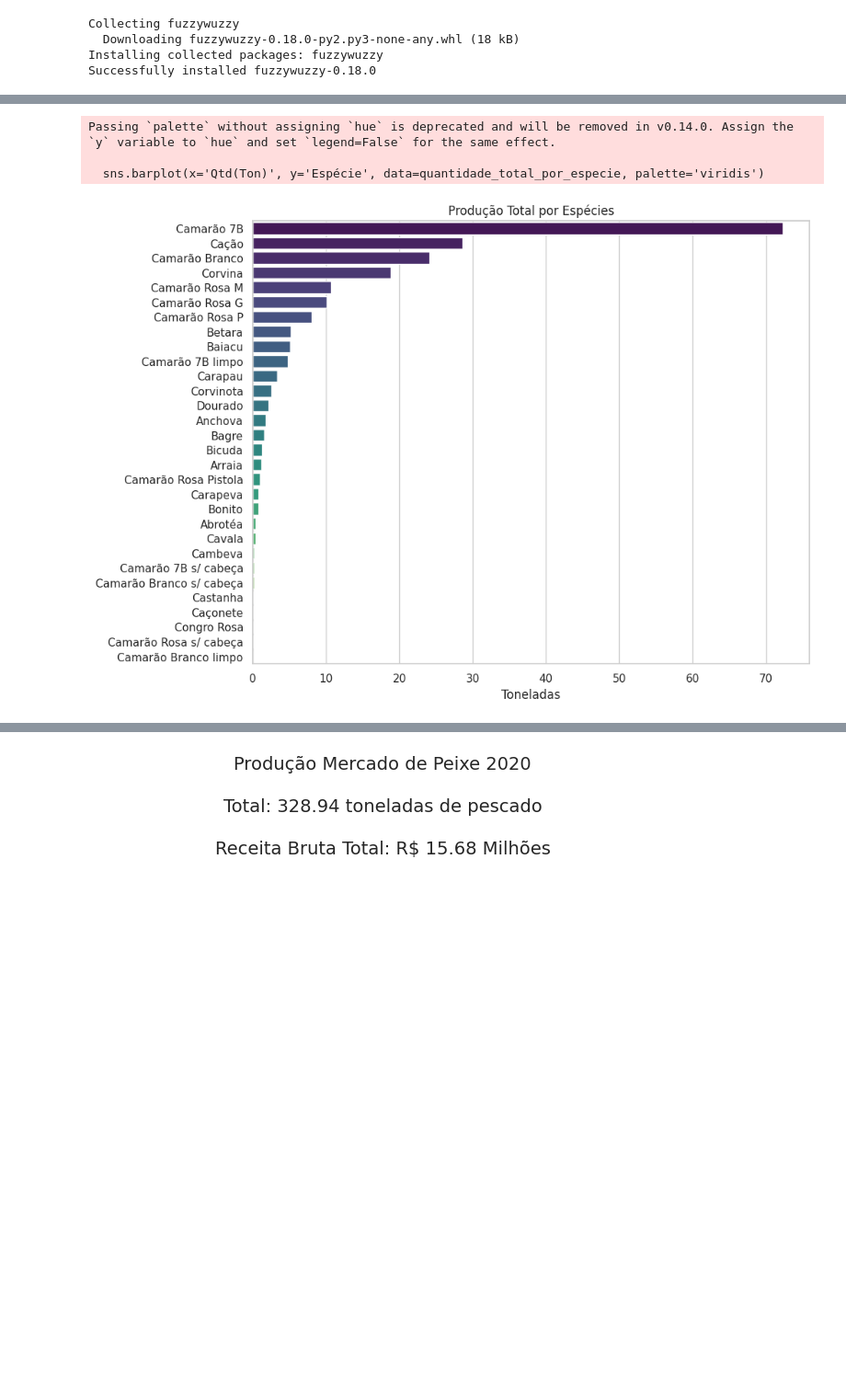
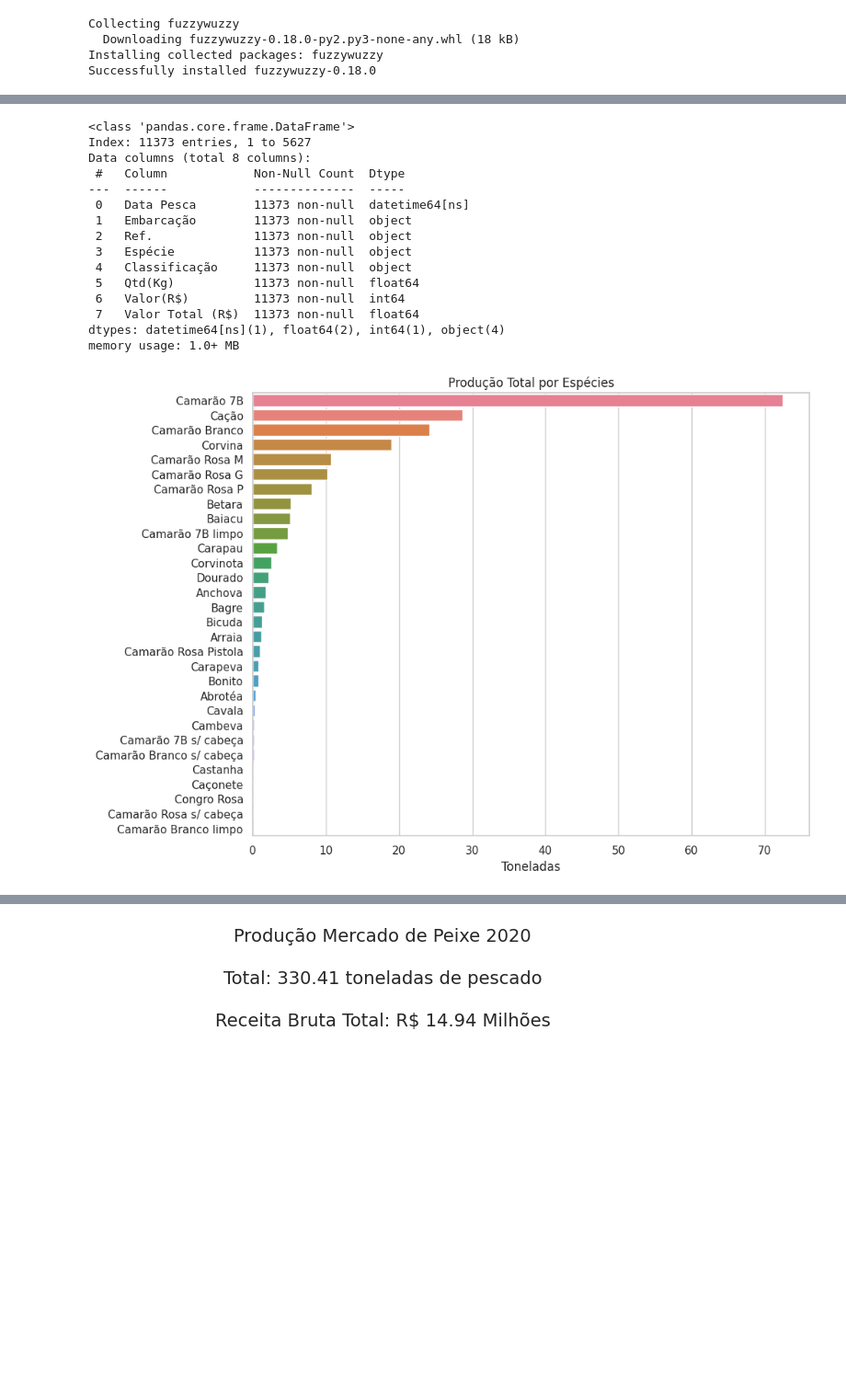
Before and after one commit to LeoFRMoraes/Produ-o-Mercado-de-Peixe-2020, a Jupyter notebook: Produção_Mercado_de_Peixe_2020.ipynb, the cells around one changed output, grey strips where cells are left out. Shown at 92% size. Cells and saved outputs as stored; diff of their text form; code cells hidden in the pictures; blank space fills up the shorter version.

```diff
--- a/Produção_Mercado_de_Peixe_2020.ipynb
+++ b/Produção_Mercado_de_Peixe_2020.ipynb
@@ -383,7 +299,7 @@ palavras_corretas = ['Abrotéa','Arraia', 'Anchova' , 'Bagre', 'Baiacu' ,'Betara
                      'Tainha', 'Tira Vira', 'Trilha', 'Vermelho', 'Xaréu', 'Xaréu Branco']
 # %%
 # Converter os valores da coluna 'Espécie' para strings
-entradas_total_2020['Espécie'] = entradas_total_2020['Espécie'].astype(str)
+df['Espécie'] = df['Espécie'].astype(str)
 
 # Função para encontrar a melhor correspondência para uma palavra incorreta em uma lista de espécies corretas
 def encontrar_correspondencia(palavra_incorreta, palavras_corretas):
@@ -391,4 +307,4 @@ def encontrar_correspondencia(palavra_incorreta, palavras_corretas):
     return melhor_correspondencia
 
 # Aplicar a função de correspondência a cada palavra na coluna 'Especie'
-entradas_total_2020['Espécie'] = entradas_total_2020['Espécie'].apply(lambda x: encontrar_correspondencia(x, palavras_corretas))
+df['Espécie'] = df['Espécie'].apply(lambda x: encontrar_correspondencia(x, palavras_corretas))
@@ -563,11 +392,11 @@ def classificar_especie(especie):
         return 'Peixes'
 
 # Criar a coluna 'Classificação'
-entradas_total_2020['Classificação'] = entradas_total_2020['Espécie'].apply(classificar_especie)
+df['Classificação'] = df['Espécie'].apply(classificar_especie)
 
 # Inserir a coluna 'Classificação' após a coluna 'Espécie'
-coluna_especie_index = entradas_total_2020.columns.get_loc('Espécie')
-entradas_total_2020.insert(coluna_especie_index + 1, 'Classificação', entradas_total_2020.pop('Classificação'))
+coluna_especie_index = df.columns.get_loc('Espécie')
+df.insert(coluna_especie_index + 1, 'Classificação', df.pop('Classificação'))
 
-entradas_total_2020.head()
+df.head()
 # %% [output]
@@ -598,14 +409,0 @@ entradas_total_2020.describe()
-# %%
-import seaborn as sns
-import matplotlib.pyplot as plt
-
-# Configurar o estilo do seaborn
-sns.set(style="whitegrid")
-
-# Criar boxplots para as colunas Qtd(kg) e Valor(R$) para verificar outliers
-plt.figure(figsize=(12, 8))
-sns.boxplot(data=entradas_total_2020[['Qtd(Kg)', 'Valor(R$)']], showfliers=False)
-plt.title('Boxplots de Qtd(Kg), Valor(R$)')
-plt.ylabel('Valores')
-plt.xticks(rotation=45)
-plt.show()
@@ -614,17 +434,22 @@ plt.show()
 # %%
 # Identificar os valores extremos (provavelmente erros de digitação)
-valores_extremos = entradas_total_2020[entradas_total_2020['Qtd(Kg)'] > 2000]
+valores_extremos = df[df['Qtd(Kg)'] > 2000]
 
 # Substituir os valores extremos pela média da quantidade para a respectiva espécie, desconsiderando o valor extremo da média
 for index, row in valores_extremos.iterrows():
     # Calcular a média da quantidade para a respectiva espécie, excluindo os outliers
     especie = row['Espécie']
-    media_sem_extremo = entradas_total_2020[(entradas_total_2020['Espécie'] == especie) & (entradas_total_2020['Qtd(Kg)'] <= 1000)]['Qtd(Kg)'].mean()
+    media_sem_extremo = df[(df['Espécie'] == especie) & (df['Qtd(Kg)'] <= 1000)]['Qtd(Kg)'].mean()
 
     # Substituir os outliers pela média
-    entradas_total_2020.at[index, 'Qtd(Kg)'] = media_sem_extremo
+    df.at[index, 'Qtd(Kg)'] = media_sem_extremo
 
+    # Calcular a média por espécie e substituir NaN pela média calculada
+media_por_especie = df.groupby('Espécie')['Qtd(Kg)'].mean()
+df['Qtd(Kg)'] = df.apply(lambda row: media_por_especie[row['Espécie']] if pd.isnull(row['Qtd(Kg)']) else row['Qtd(Kg)'], axis=1)
 
-entradas_total_2020
+df['Valor Total (R$)'] = df['Qtd(Kg)'] * df['Valor(R$)']
+
+df
 # %% [output]
 |  | Data Pesca | Embarcação | Ref. | Espécie | Classificação | Qtd(Kg) | Valor(R$) | Valor Total (R$) |
@@ -642 +468,19 @@ entradas_total_2020
 11373 rows × 8 columns
+# %%
+df.info()
+# %% [output]
+<class 'pandas.core.frame.DataFrame'>
+Index: 11373 entries, 1 to 5627
+Data columns (total 8 columns):
+ #   Column            Non-Null Count  Dtype
+---  ------            --------------  -----
+ 0   Data Pesca        11373 non-null  datetime64[ns]
+ 1   Embarcação        11373 non-null  object
+ 2   Ref.              11373 non-null  object
+ 3   Espécie           11373 non-null  object
+ 4   Classificação     11373 non-null  object
+ 5   Qtd(Kg)           11373 non-null  float64
+ 6   Valor(R$)         11373 non-null  int64
+ 7   Valor Total (R$)  11373 non-null  float64
+dtypes: datetime64[ns](1), float64(2), int64(1), object(4)
+memory usage: 1.0+ MB
@@ -643,38 +491,35 @@ entradas_total_2020
 # %%
 #Agora vamos criar algumas visualiações em cima da base de dados tratada
 
 #Criar grafico de Produção Por Especie
 
 import seaborn as sns
 import matplotlib.pyplot as plt
 
 # Calcular a quantidade total por espécie (Produção Total)
-quantidade_total_por_especie = entradas_total_2020.groupby('Espécie')['Qtd(Kg)'].sum().reset_index()
+quantidade_total_por_especie = df.groupby('Espécie')['Qtd(Kg)'].sum().reset_index()
 
 # Converter a quantidade total de Kg para toneladas
 quantidade_total_por_especie['Qtd(Ton)'] = quantidade_total_por_especie['Qtd(Kg)'] / 1000
 
 # Selecionar apenas as primeiras 30 linhas
 quantidade_total_por_especie = quantidade_total_por_especie.head(30)
 
 # Ordenar as espécies pela quantidade total em ordem decrescente
 quantidade_total_por_especie = quantidade_total_por_especie.sort_values(by='Qtd(Kg)', ascending=False)
 
 # Configurar o estilo do seaborn
 sns.set(style="whitegrid")
 
 # Criar o gráfico de barras com seaborn
 plt.figure(figsize=(10, 8))
-sns.barplot(x='Qtd(Ton)', y='Espécie', data=quantidade_total_por_especie, palette='viridis')
+sns.barplot(x='Qtd(Ton)', y='Espécie', data=quantidade_total_por_especie, hue='Espécie', legend=False)
 plt.title('Produção Total por Espécies')
 plt.xlabel('Toneladas')
 plt.ylabel('')
 plt.show()
 # %% [output]
-Passing `palette` without assigning `hue` is deprecated and will be removed in v0.14.0. Assign the `y` variable to `hue` and set `legend=False` for the same effect.
-
-  sns.barplot(x='Qtd(Ton)', y='Espécie', data=quantidade_total_por_especie, palette='viridis')
-[figure, old version]
+[figure, new version]
 # %%
 import seaborn as sns
 import matplotlib.pyplot as plt
```
Also changed, not shown: parts of 41 cells of this notebook.
